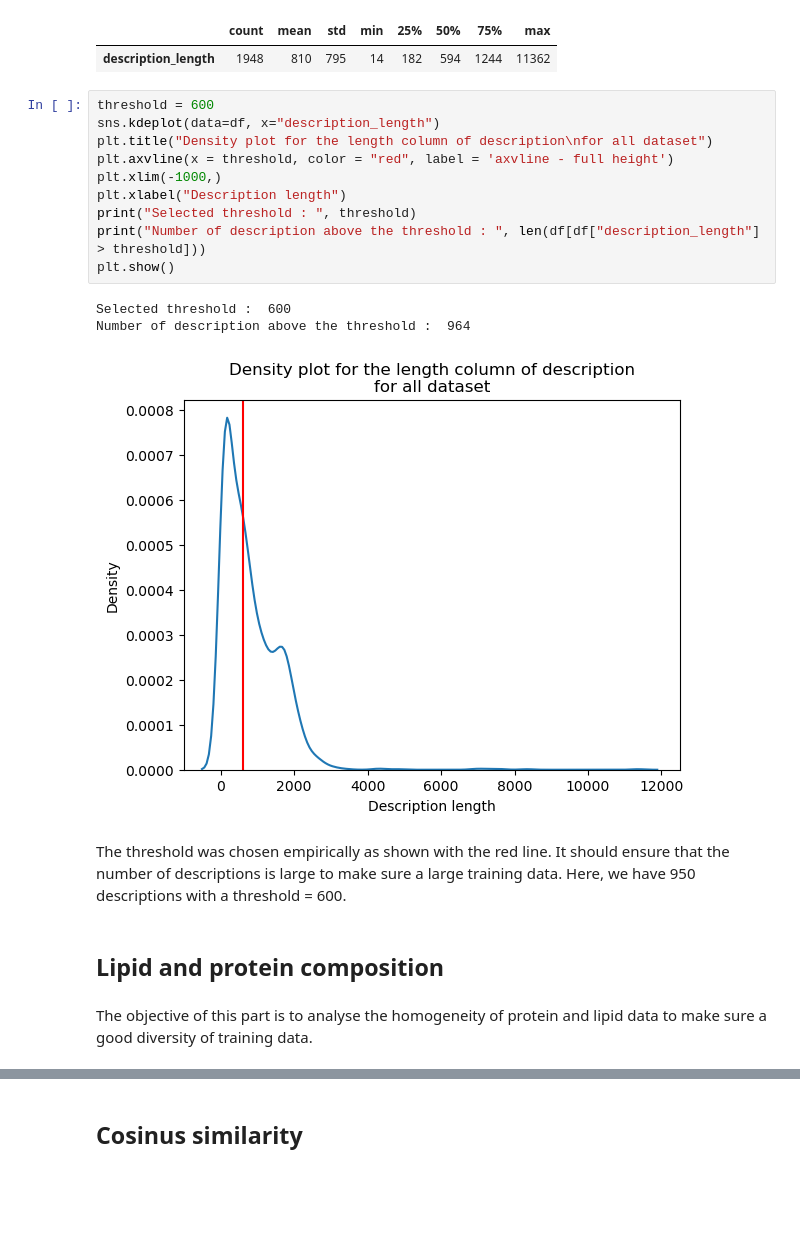
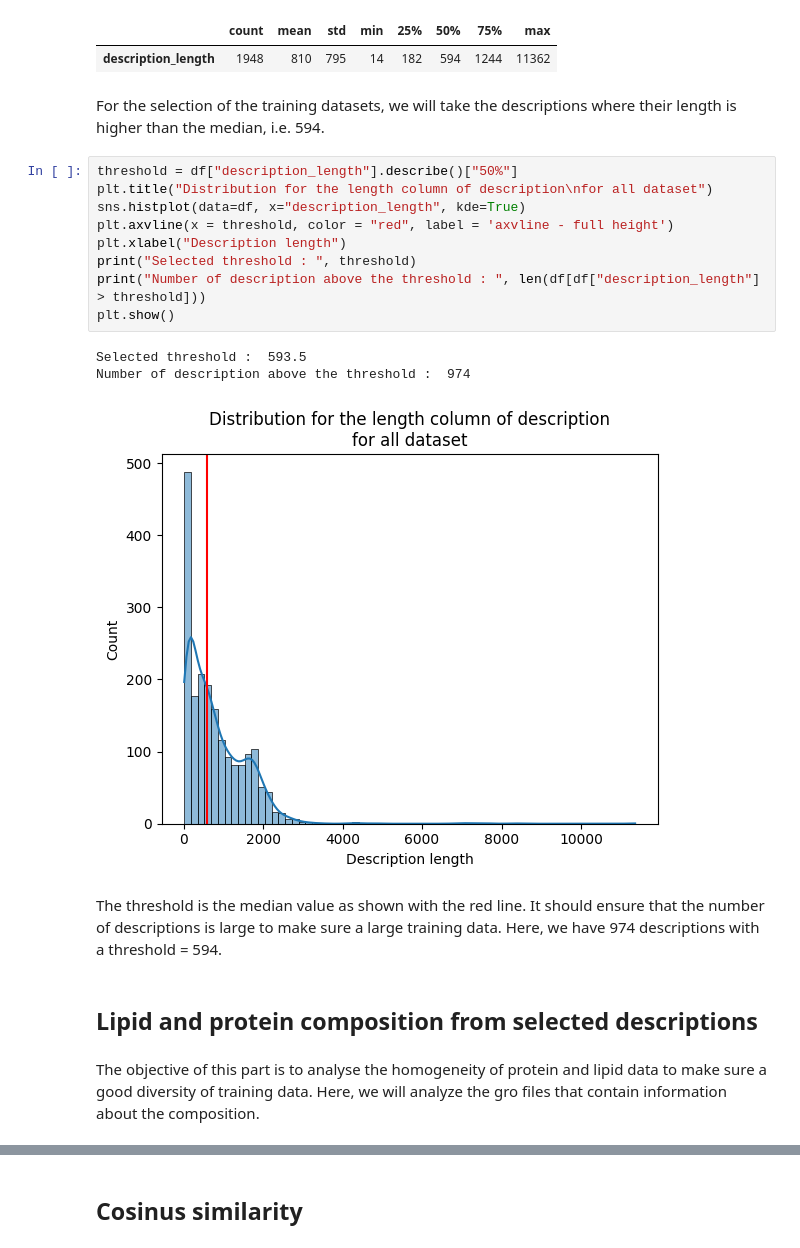
Before and after one commit to pierrepo/mdner, a Jupyter notebook: notebooks/annotation_analysis.ipynb, the cells around one changed output, grey strips where cells are left out. Saved outputs shown, nothing was run; the diff lists cells and outputs as text; blank space fills up the shorter version.

Commit message:
Change the plot for description length analysis and fix the molecules composition section

```diff
--- a/notebooks/annotation_analysis.ipynb
+++ b/notebooks/annotation_analysis.ipynb
@@ -53,23 +72,24 @@ pd.DataFrame(df["description_length"].describe()).transpose()
 # %% [output]
 |  | count | mean | std | min | 25% | 50% | 75% | max |
 | description_length | 1948 | 810 | 795 | 14 | 182 | 594 | 1244 | 11362 |
+# %% [markdown]
+For the selection of the training datasets, we will take the descriptions where their length is higher than the median, i.e. 594.
 # %%
-threshold = 600
-sns.kdeplot(data=df, x="description_length")
-plt.title("Density plot for the length column of description\nfor all dataset")
+threshold = df["description_length"].describe()["50%"]
+plt.title("Distribution for the length column of description\nfor all dataset")
+sns.histplot(data=df, x="description_length", kde=True)
 plt.axvline(x = threshold, color = "red", label = 'axvline - full height')
-plt.xlim(-1000,)
 plt.xlabel("Description length")
 print("Selected threshold : ", threshold)
 print("Number of description above the threshold : ", len(df[df["description_length"] > threshold]))
 plt.show()
 # %% [output]
-Selected threshold :  600
-Number of description above the threshold :  964
+Selected threshold :  593.5
+Number of description above the threshold :  974
-[figure, old version]
+[figure, new version]
 # %% [markdown]
-The threshold was chosen empirically as shown with the red line. It should ensure that the number of descriptions is large to make sure a large training data. Here, we have 950 descriptions with a threshold = 600.
+The threshold is the median value as shown with the red line. It should ensure that the number of descriptions is large to make sure a large training data. Here, we have 974 descriptions with a threshold = 594.
 # %% [markdown]
-## Lipid and protein composition
+## Lipid and protein composition from selected descriptions
 # %% [markdown]
-The objective of this part is to analyse the homogeneity of protein and lipid data to make sure a good diversity of training data.
+The objective of this part is to analyse the homogeneity of protein and lipid data to make sure a good diversity of training data. Here, we will analyze the gro files that contain information about the composition.
```
Also changed, not shown: parts of 14 cells of this notebook.
